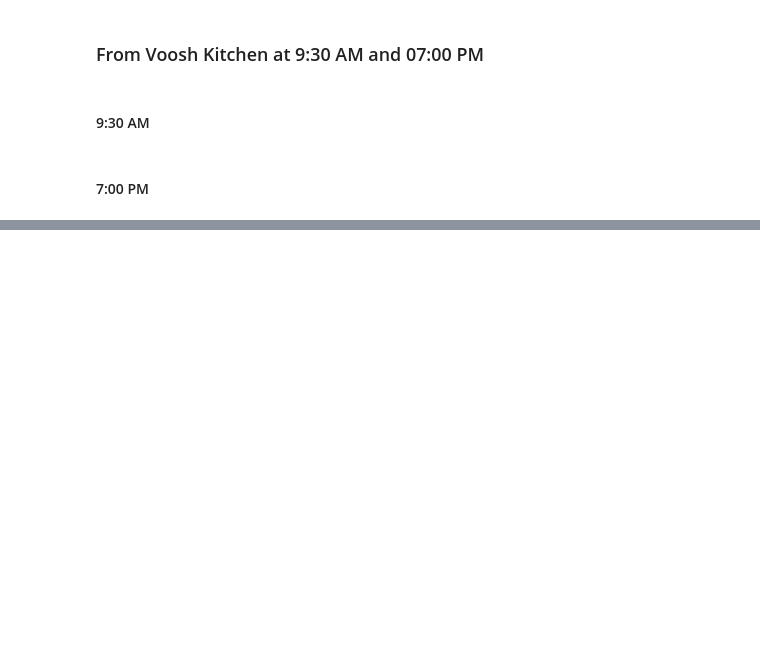
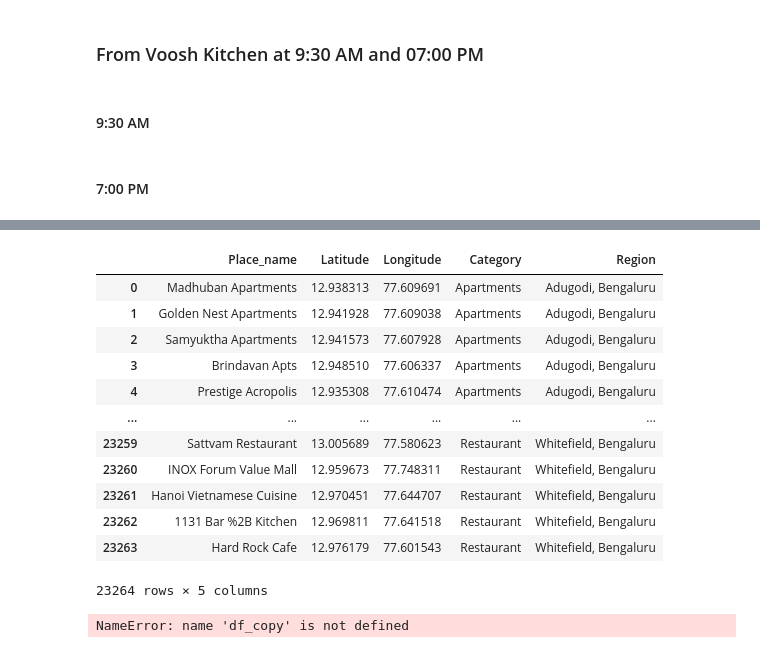
Before and after one commit to debidutta-dash/Location-Intelligence, a Jupyter notebook: Kitchen_Location_intelligence_area_wise.ipynb, the cells around one changed output, grey strips where cells are left out. Cells and saved outputs as stored; diff of their text form; code cells hidden in the pictures; blank space fills up the shorter version.

```diff
--- a/Kitchen_Location_intelligence_area_wise.ipynb
+++ b/Kitchen_Location_intelligence_area_wise.ipynb
@@ -1123,0 +1398,2 @@ gmap.draw("Kalyan_nagar_from_voosh_7_00_pm.html")
+# %%
+df1 = pd.read_csv('location data.csv')
@@ -1123,0 +1416,20 @@ gmap.draw("Kalyan_nagar_from_voosh_7_00_pm.html")
+# %%
+df1
+# %% [output]
+|  | Place_name | Latitude | Longitude | Category | Region |
+| 0 | Madhuban Apartments | 12.938313 | 77.609691 | Apartments | Adugodi, Bengaluru |
+| 1 | Golden Nest Apartments | 12.941928 | 77.609038 | Apartments | Adugodi, Bengaluru |
+| 2 | Samyuktha Apartments | 12.941573 | 77.607928 | Apartments | Adugodi, Bengaluru |
+| 3 | Brindavan Apts | 12.948510 | 77.606337 | Apartments | Adugodi, Bengaluru |
+| 4 | Prestige Acropolis | 12.935308 | 77.610474 | Apartments | Adugodi, Bengaluru |
+| ... | ... | ... | ... | ... | ... |
+| 23259 | Sattvam Restaurant | 13.005689 | 77.580623 | Restaurant | Whitefield, Bengaluru |
+| 23260 | INOX Forum Value Mall | 12.959673 | 77.748311 | Restaurant | Whitefield, Bengaluru |
+| 23261 | Hanoi Vietnamese Cuisine | 12.970451 | 77.644707 | Restaurant | Whitefield, Bengaluru |
+| 23262 | 1131 Bar %2B Kitchen | 12.969811 | 77.641518 | Restaurant | Whitefield, Bengaluru |
+| 23263 | Hard Rock Cafe | 12.976179 | 77.601543 | Restaurant | Whitefield, Bengaluru |
+23264 rows × 5 columns
+# %%
+df_copy.head()
+# %% [output]
+NameError: name 'df_copy' is not defined
```
Also changed, not shown: parts of 61 cells of this notebook, 46 other files.
